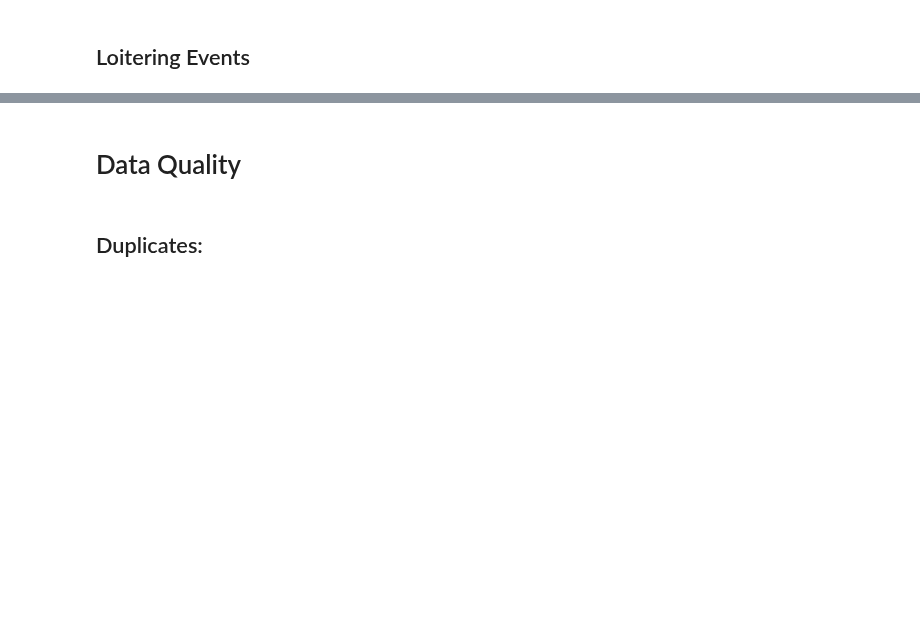
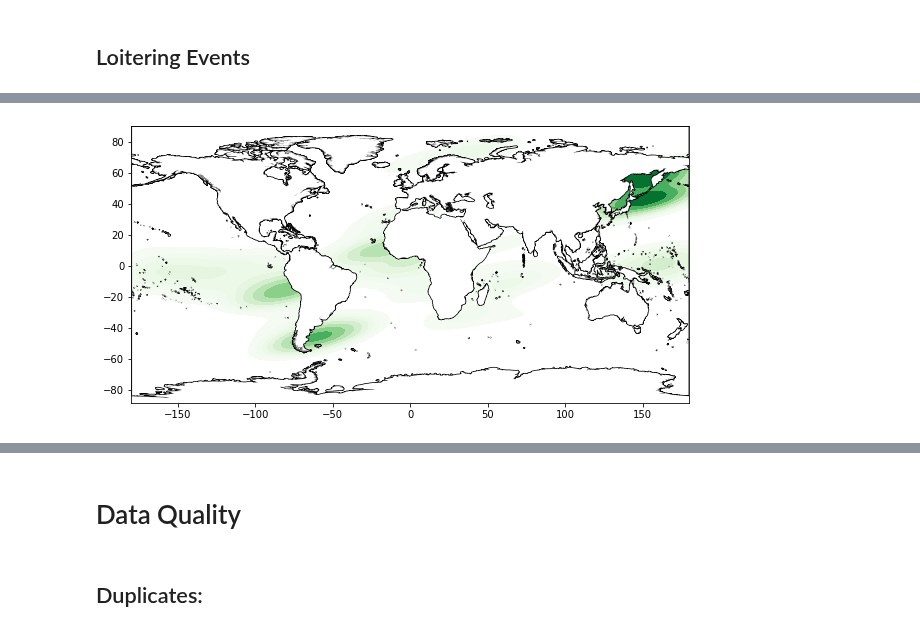
Before and after one commit to neuhart/Doing_DataScience_SS22, a Jupyter notebook: EDA.ipynb, the cells around one changed output, grey strips where cells are left out. Saved outputs shown, nothing was run; the diff lists cells and outputs as text; code cells hidden in the pictures; blank space fills up the shorter version.

```diff
--- a/EDA.ipynb
+++ b/EDA.ipynb
@@ -65,0 +81,18 @@ gdf_loit.plot(ax=world.plot(figsize=(10, 6)), marker='o', color='green', markers
+# %%
+#import geoplot
+
+#Geoplot Documentation: https://residentmario.github.io/geoplot/plot_references/plot_reference.html
+#We're free to color the oceans as well as indiviual countries depending on the geometries we select
+#Note that I set thresh to 0.2! thereby ignoring 10% of the data
+
+ocean = gpd.read_file("outside_data/ocean/ne_10m_ocean.shp")
+
+ax = ocean.boundary.plot(figsize=(10, 6), edgecolor = "black")
+
+
+
+plotdf = geoplot.kdeplot(gdf_loit, ax= ax,  cmap ="Greens", clip = ocean, shade = True , legend = True,thresh = 0.1)#Todo adapt clip = world to plot outside the continental area, thresh = 0.1, edgecolor = "black"
+
+plotdf.set_axis_on()
+# %% [output]
+[figure, added]
```
Also changed, not shown: parts of 5 cells of this notebook, 7 other files.
